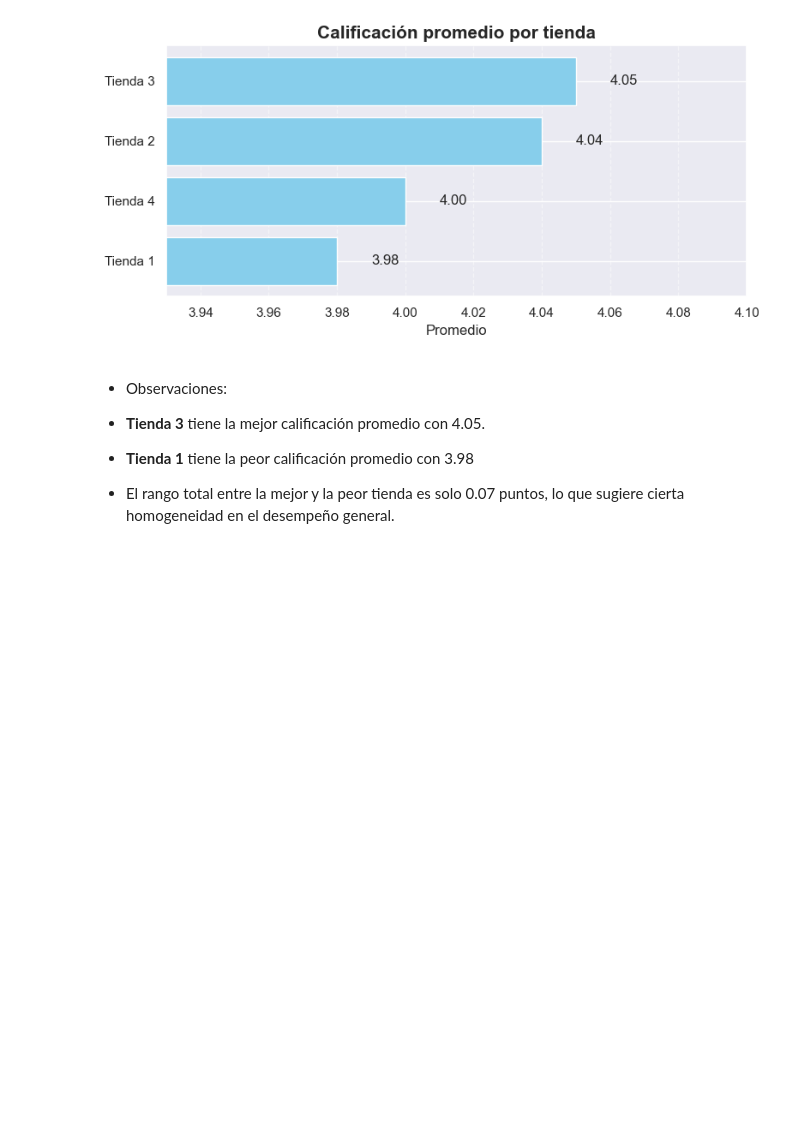
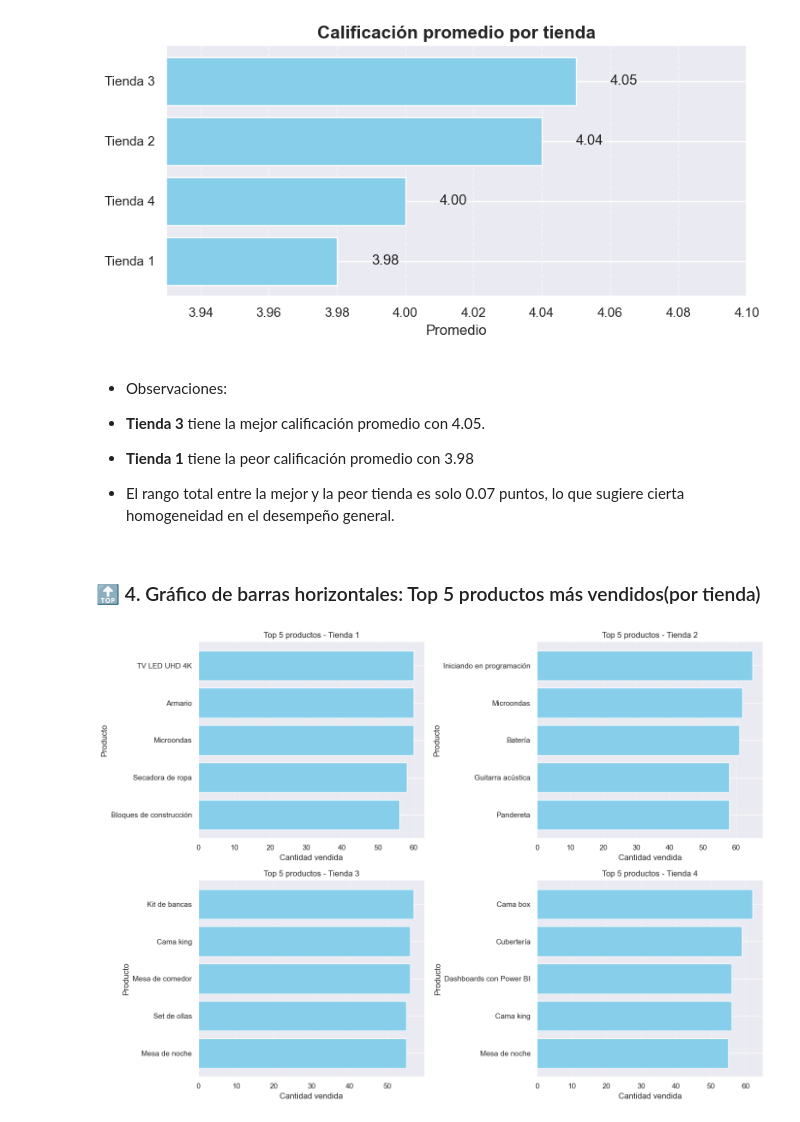
Before and after one commit to WLozanoH/Challenge1-Data-Science-AL, a Jupyter notebook: AluraStoreLatam.ipynb, the cells around one changed output. Saved outputs shown, nothing was run; the diff lists cells and outputs as text; code cells hidden in the pictures; blank space fills up the shorter version.

Commit message:
5 productos más vendidos por tienda

```diff
--- a/AluraStoreLatam.ipynb
+++ b/AluraStoreLatam.ipynb
@@ -483,3 +483,32 @@ plt.show()
 * **Tienda 3** tiene la mejor calificación promedio con 4.05.
 * **Tienda 1** tiene la peor calificación promedio con 3.98
 * El rango total entre la mejor y la peor tienda es solo 0.07 puntos, lo que sugiere cierta homogeneidad en el desempeño general.
+# %% [markdown]
+### 🔝 4. Gráfico de barras horizontales: Top 5 productos más vendidos(por tienda)
+# %%
+# Filtrar solo los más vendidos
+top_5 = df_conteo_productos[df_conteo_productos['Tipo'] == 'Más vendidos']
+
+# Obtener tiendas únicas
+tiendas = top_5['Tienda'].unique()
+
+# Crear figura con 2 filas y 2 columnas
+fig, axes = plt.subplots(2, 2, figsize=(14, 10))
+axes = axes.flatten()
+
+# Iterar por cada tienda y su gráfico correspondiente
+for i, tienda in enumerate(tiendas):
+    data = top_5[top_5['Tienda'] == tienda]
+
+    axes[i].barh(data['Producto'], data['Cantidad'], color='Skyblue')
+    axes[i].set_title(f'Top 5 productos - {tienda}')
+    axes[i].invert_yaxis()  # Para que el producto más vendido aparezca arriba
+    axes[i].set_xlabel('Cantidad vendida')
+    axes[i].set_ylabel('Producto')
+    axes[i].grid(axis='x', linestyle='--', alpha=0.5)
+
+# Ajustar diseño
+plt.tight_layout()
+plt.show()
+# %% [output]
+[figure, added]
```
